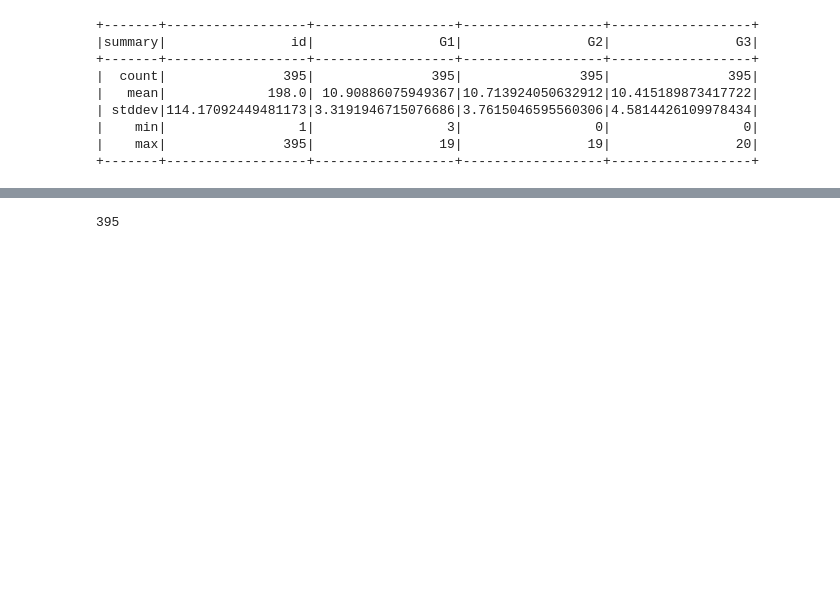
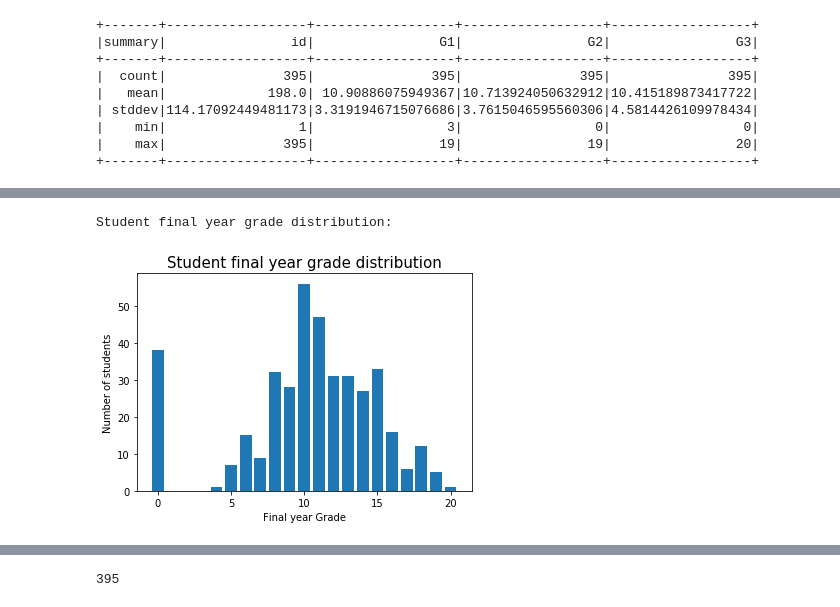
Before and after one commit to zwu047/Infosys722-Iteration4, a Jupyter notebook: Iteration4.ipynb, the cells around one changed output, grey strips where cells are left out. Saved outputs shown, nothing was run; the diff lists cells and outputs as text; code cells hidden in the pictures; blank space fills up the shorter version.

```diff
--- a/Iteration4.ipynb
+++ b/Iteration4.ipynb
@@ -101,0 +106,11 @@ TypeError: 'DataFrame' object is not callable
+# %%
+print("Student final year grade distribution: ")
+plt.xlabel('Final year Grade', fontsize = 10)
+plt.ylabel('Number of students', fontsize = 10)
+plt.title('Student final year grade distribution', fontsize = 15)
+diagram_three = dataset_two.toPandas()['G3'].value_counts()
+plt.bar(diagram_three.index, diagram_three.values)
+plt.show()
+# %% [output]
+Student final year grade distribution:
+[figure, added]
```
Also changed, not shown: parts of 28 cells of this notebook.
